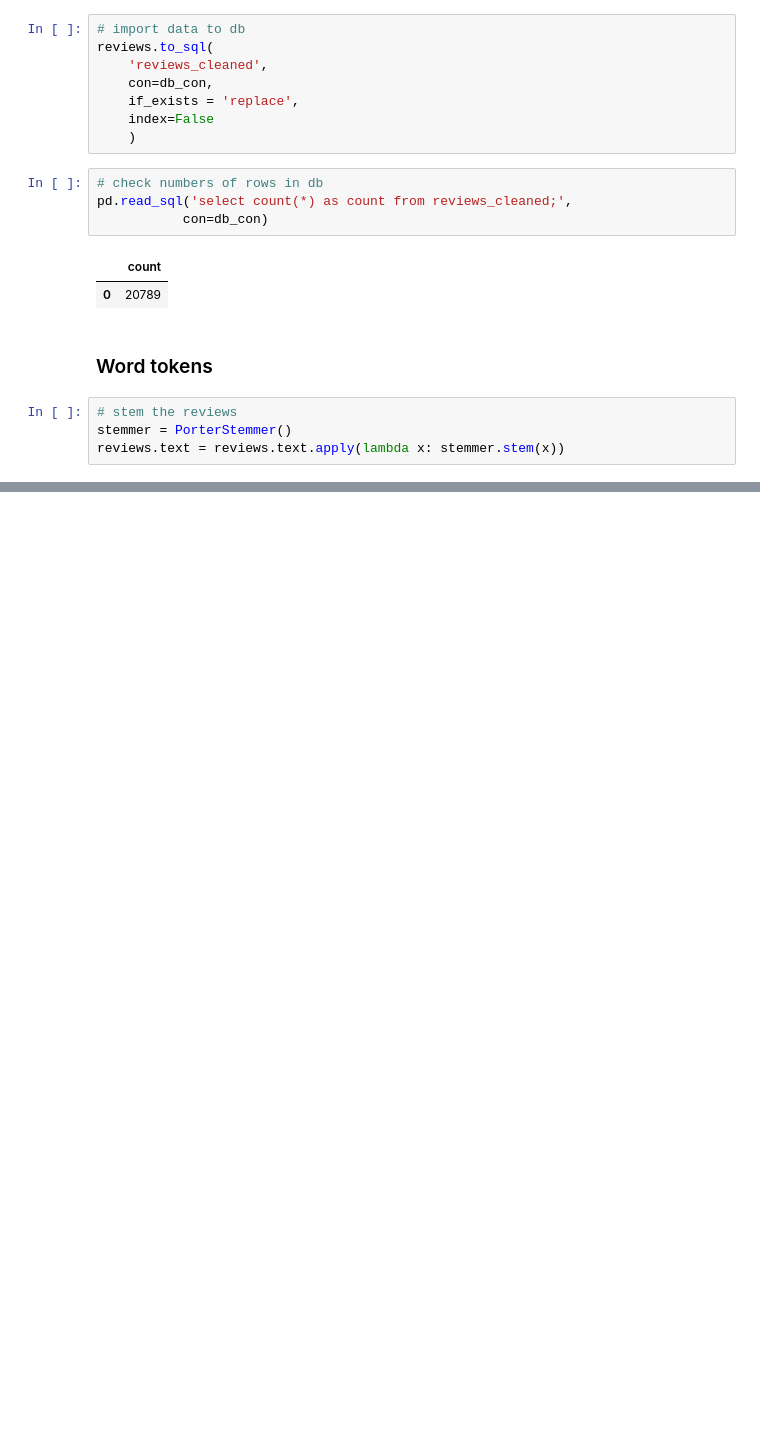
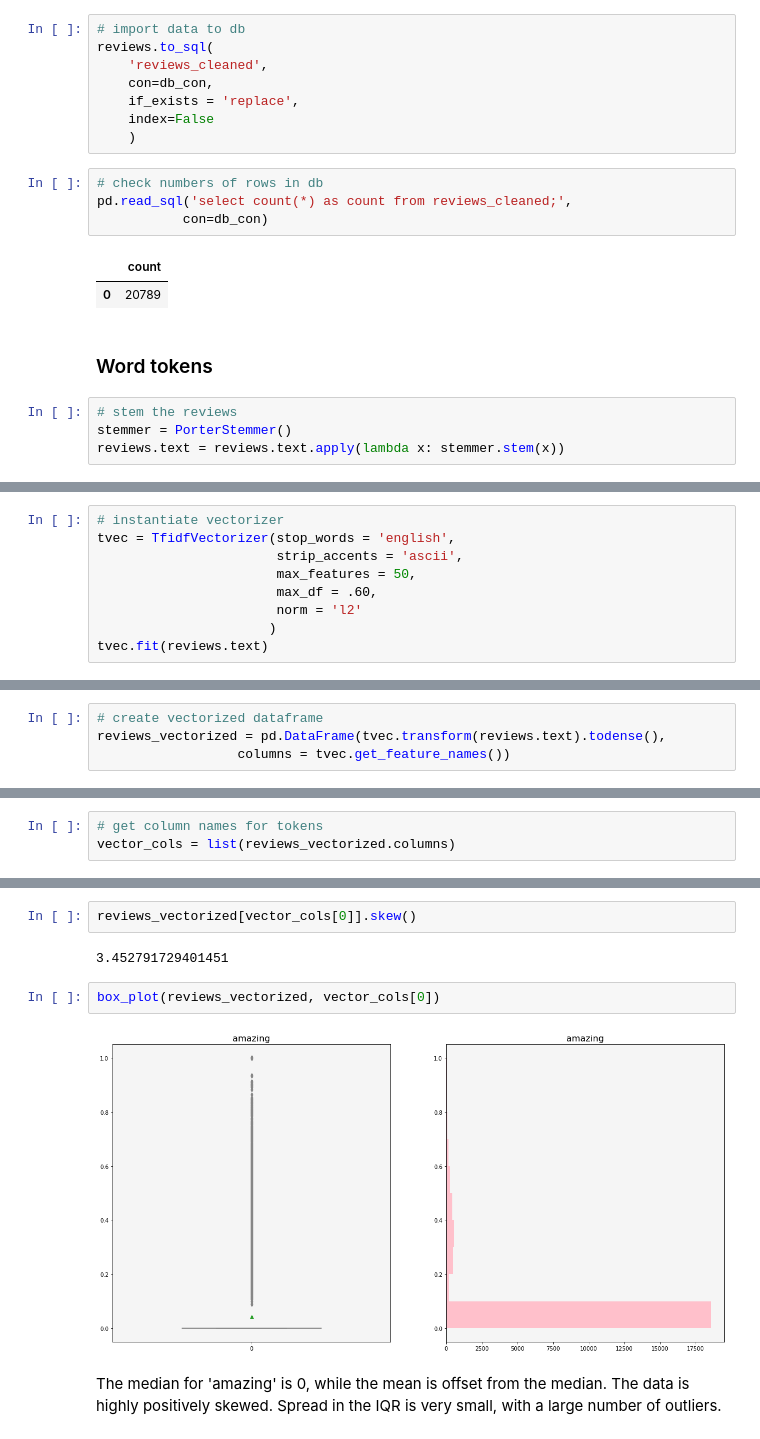
Before and after one commit to ajobsis/capstone, a Jupyter notebook: part-03/code/eda.ipynb, the cells around one changed output, grey strips where cells are left out. Saved outputs shown, nothing was run; the diff lists cells and outputs as text; blank space fills up the shorter version.

```diff
--- a/part-03/code/eda.ipynb
+++ b/part-03/code/eda.ipynb
@@ -308,0 +270,9 @@ Name: amazing, Length: 20789, dtype: float64
+# %%
+# instantiate vectorizer
+tvec = TfidfVectorizer(stop_words = 'english',
+                       strip_accents = 'ascii',
+                       max_features = 50,
+                       max_df = .60,
+                       norm = 'l2'
+                      )
+tvec.fit(reviews.text)
@@ -308,0 +282,4 @@ Name: amazing, Length: 20789, dtype: float64
+# %%
+# create vectorized dataframe
+reviews_vectorized = pd.DataFrame(tvec.transform(reviews.text).todense(),
+                  columns = tvec.get_feature_names())
@@ -308,0 +324,3 @@ Name: amazing, Length: 20789, dtype: float64
+# %%
+# get column names for tokens
+vector_cols = list(reviews_vectorized.columns)
@@ -308,0 +339,10 @@ Name: amazing, Length: 20789, dtype: float64
+# %%
+reviews_vectorized[vector_cols[0]].skew()
+# %% [output]
+3.452791729401451
+# %%
+box_plot(reviews_vectorized, vector_cols[0])
+# %% [output]
+[figure, added]
+# %% [markdown]
+The median for 'amazing' is 0, while the mean is offset from the median.  The data is highly positively skewed. Spread in the IQR is very small, with a large number of outliers.
```
Also changed, not shown: parts of 214 cells of this notebook.
